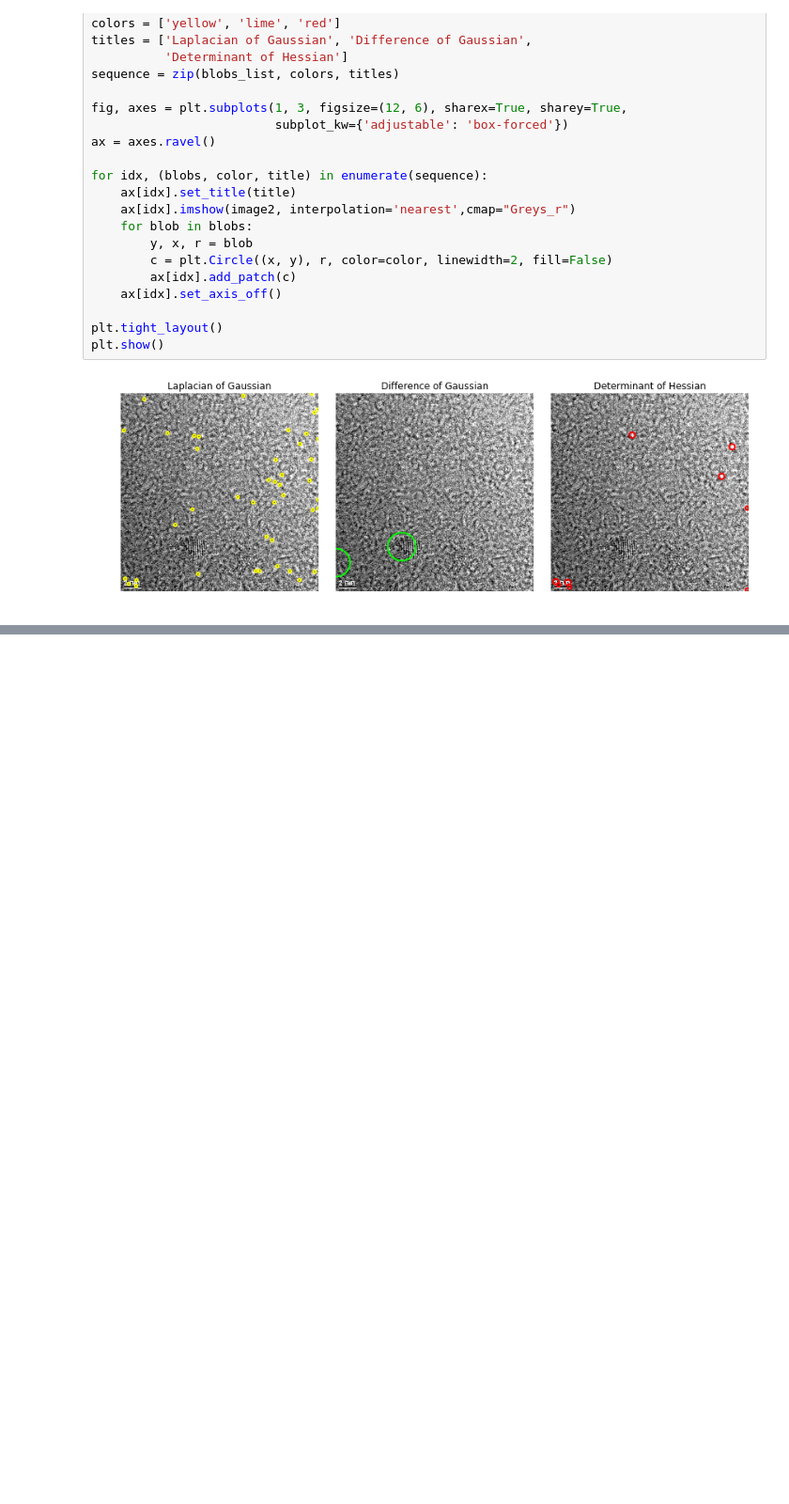
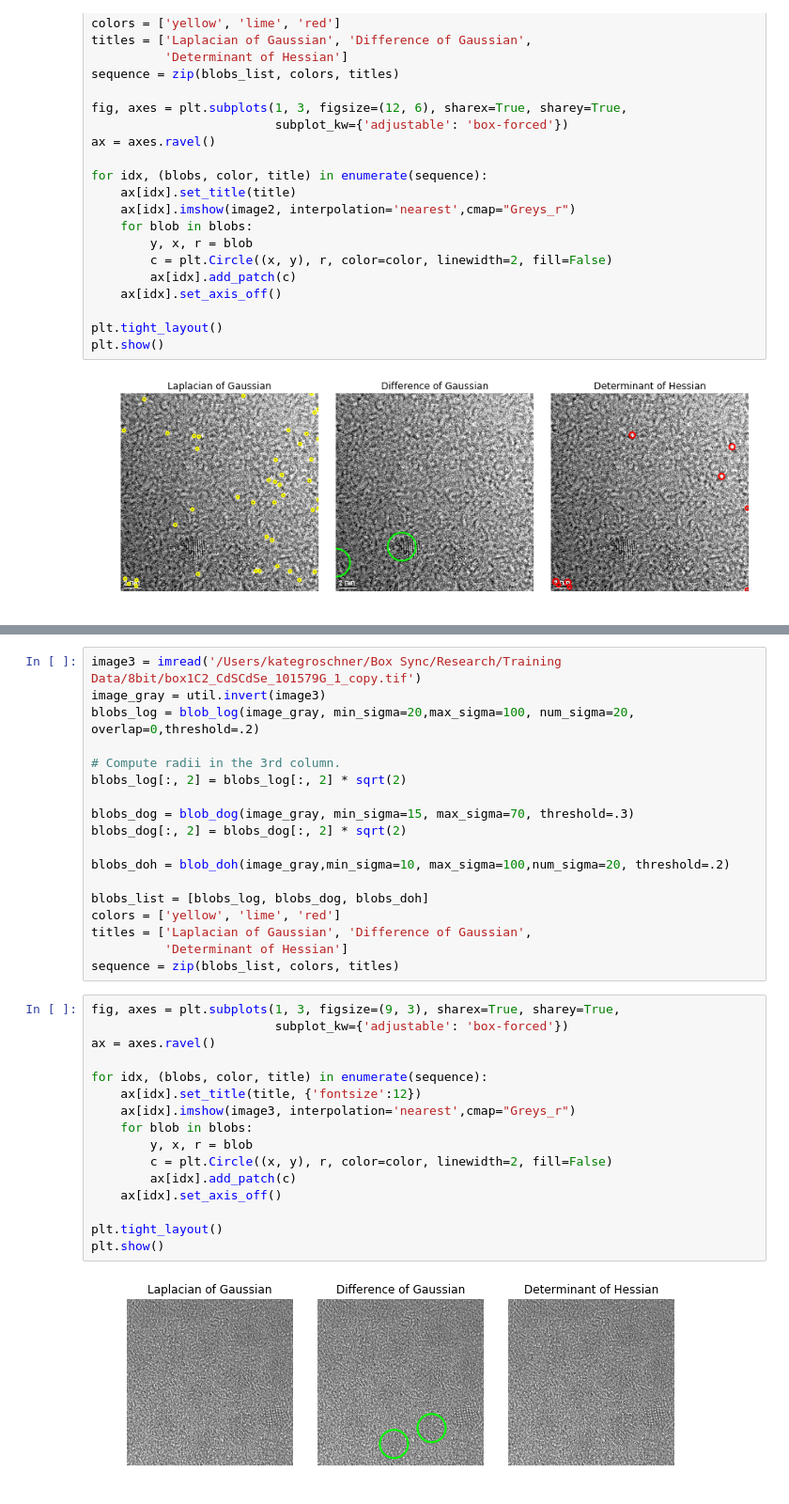
Before and after one commit to sbarton272/particleRecognition, a Jupyter notebook: Blob Detection Methods.ipynb, the cells around one changed output, grey strips where cells are left out. Shown at 94% size. Cells and saved outputs as stored; diff of their text form; blank space fills up the shorter version.

Commit message:
training data generation, played with blobs

```diff
--- a/Blob Detection Methods.ipynb
+++ b/Blob Detection Methods.ipynb
@@ -173,0 +192,36 @@ plt.show()
+# %%
+image3 = imread('/Users/kategroschner/Box Sync/Research/Training Data/8bit/box1C2_CdSCdSe_101579G_1_copy.tif')
+image_gray = util.invert(image3)
+blobs_log = blob_log(image_gray, min_sigma=20,max_sigma=100, num_sigma=20, overlap=0,threshold=.2)
+
+# Compute radii in the 3rd column.
+blobs_log[:, 2] = blobs_log[:, 2] * sqrt(2)
+
+blobs_dog = blob_dog(image_gray, min_sigma=15, max_sigma=70, threshold=.3)
+blobs_dog[:, 2] = blobs_dog[:, 2] * sqrt(2)
+
+blobs_doh = blob_doh(image_gray,min_sigma=10, max_sigma=100,num_sigma=20, threshold=.2)
+
+blobs_list = [blobs_log, blobs_dog, blobs_doh]
+colors = ['yellow', 'lime', 'red']
+titles = ['Laplacian of Gaussian', 'Difference of Gaussian',
+          'Determinant of Hessian']
+sequence = zip(blobs_list, colors, titles)
+# %%
+fig, axes = plt.subplots(1, 3, figsize=(9, 3), sharex=True, sharey=True,
+                         subplot_kw={'adjustable': 'box-forced'})
+ax = axes.ravel()
+
+for idx, (blobs, color, title) in enumerate(sequence):
+    ax[idx].set_title(title, {'fontsize':12})
+    ax[idx].imshow(image3, interpolation='nearest',cmap="Greys_r")
+    for blob in blobs:
+        y, x, r = blob
+        c = plt.Circle((x, y), r, color=color, linewidth=2, fill=False)
+        ax[idx].add_patch(c)
+    ax[idx].set_axis_off()
+
+plt.tight_layout()
+plt.show()
+# %% [output]
+[figure, added]
```
Also changed, not shown: parts of 4 cells of this notebook, 1 other file.
